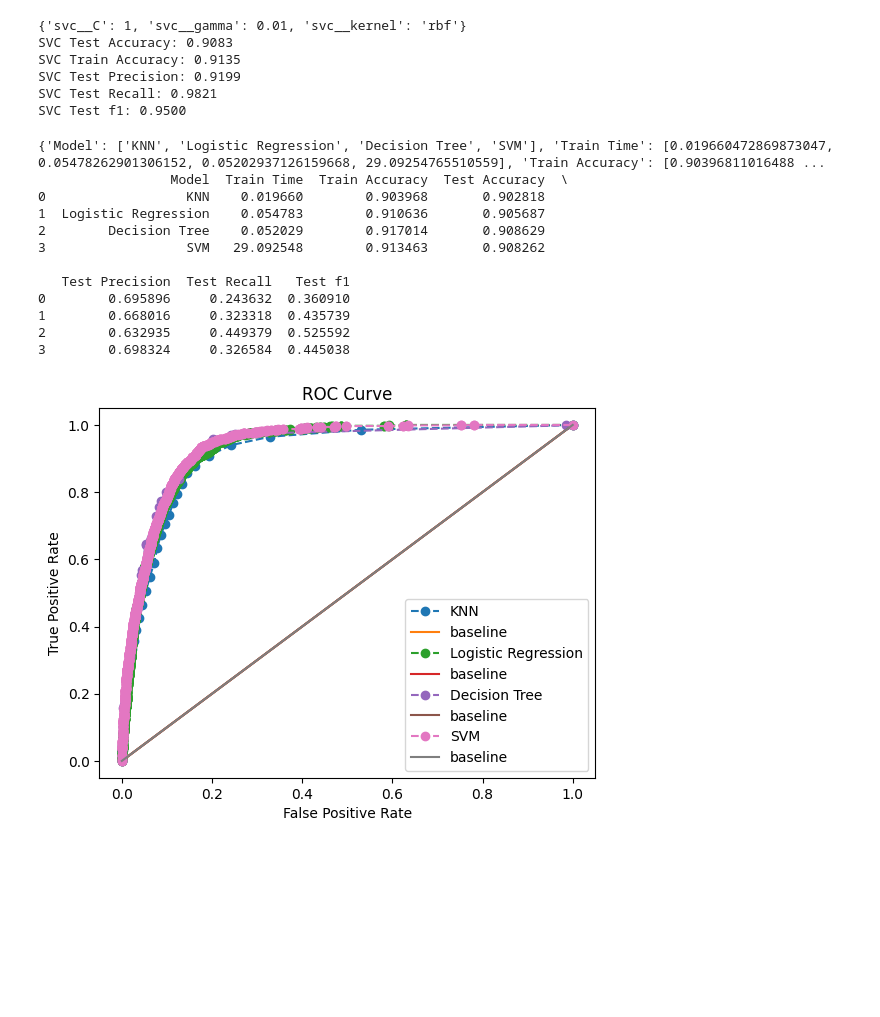
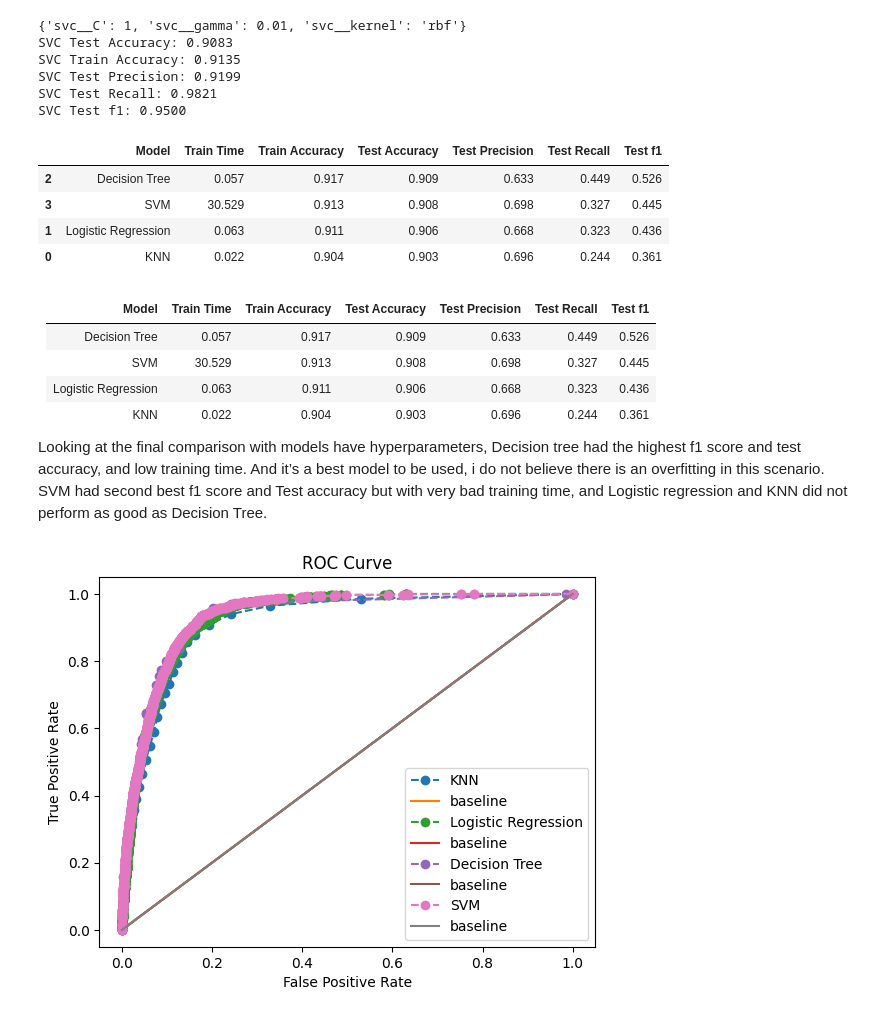
Before and after one commit to asoali67/Required-Assignment-17.1-Comparing-Classifiers, a Jupyter notebook: prompt_III.ipynb, the cells around one changed output. Drawn from its saved outputs; the diff is of its cells as text; code cells hidden in the pictures; blank space fills up the shorter version.

```diff
--- a/prompt_III.ipynb
+++ b/prompt_III.ipynb
@@ -616,20 +652,26 @@ for model_name, model in finall_models.items():
     final_results['Test Recall'].append(recall_score(y_test, pred))
     final_results['Test f1'].append(f1_score(y_test, pred))
 # %%
-
-print(final_results)
-print(pd.DataFrame(final_results))
+comparison_final = pd.DataFrame(final_results).sort_values('Test f1', ascending=False)
+comparison_final.round(3)
+#print(final_results)
+#print(pd.DataFrame(final_results))
 # %% [output]
-{'Model': ['KNN', 'Logistic Regression', 'Decision Tree', 'SVM'], 'Train Time': [0.019660472869873047, 0.05478262901306152, 0.05202937126159668, 29.09254765510559], 'Train Accuracy': [0.90396811016488 ...
-                 Model  Train Time  Train Accuracy  Test Accuracy  \
-0                  KNN    0.019660        0.903968       0.902818
-1  Logistic Regression    0.054783        0.910636       0.905687
-2        Decision Tree    0.052029        0.917014       0.908629
-3                  SVM   29.092548        0.913463       0.908262
-
-   Test Precision  Test Recall   Test f1
-0        0.695896     0.243632  0.360910
-1        0.668016     0.323318  0.435739
-2        0.632935     0.449379  0.525592
-3        0.698324     0.326584  0.445038
+|  | Model | Train Time | Train Accuracy | Test Accuracy | Test Precision | Test Recall | Test f1 |
+| 2 | Decision Tree | 0.057 | 0.917 | 0.909 | 0.633 | 0.449 | 0.526 |
+| 3 | SVM | 30.529 | 0.913 | 0.908 | 0.698 | 0.327 | 0.445 |
+| 1 | Logistic Regression | 0.063 | 0.911 | 0.906 | 0.668 | 0.323 | 0.436 |
+| 0 | KNN | 0.022 | 0.904 | 0.903 | 0.696 | 0.244 | 0.361 |
+# %% [markdown]
+| Model        | Train Time | Train Accuracy | Test Accuracy | Test Precision | Test Recall | Test f1 |
+| -----        | ---------- | -------------  | -----------   | ----------     | ----------  | -----------   |
+|Decision Tree | 0.057      | 0.917          | 0.909         | 0.633          | 0.449       |  0.526     |
+|SVM           | 30.529     | 0.913          | 0.908         | 0.698	      |0.327       |  0.445     |
+|Logistic Regression|   0.063 |   0.911     | 0.906         | 0.668          | 0.323       | 0.436         |
+| KNN          |   0.022    |   0.904        | 0.903         | 0.696          | 0.244       | 0.361         |
+
+Looking at the final comparison with models have hyperparameters, Decision tree had the highest f1 score and test accuracy, and low training time.
+And it’s a best model to be used, i do not believe there is an overfitting in this scenario.
+SVM had second best f1 score and Test accuracy but with very bad training time, and Logistic regression and KNN did not perform
+as good as Decision Tree.
 # %%
```
Also changed, not shown: parts of 8 cells of this notebook.
